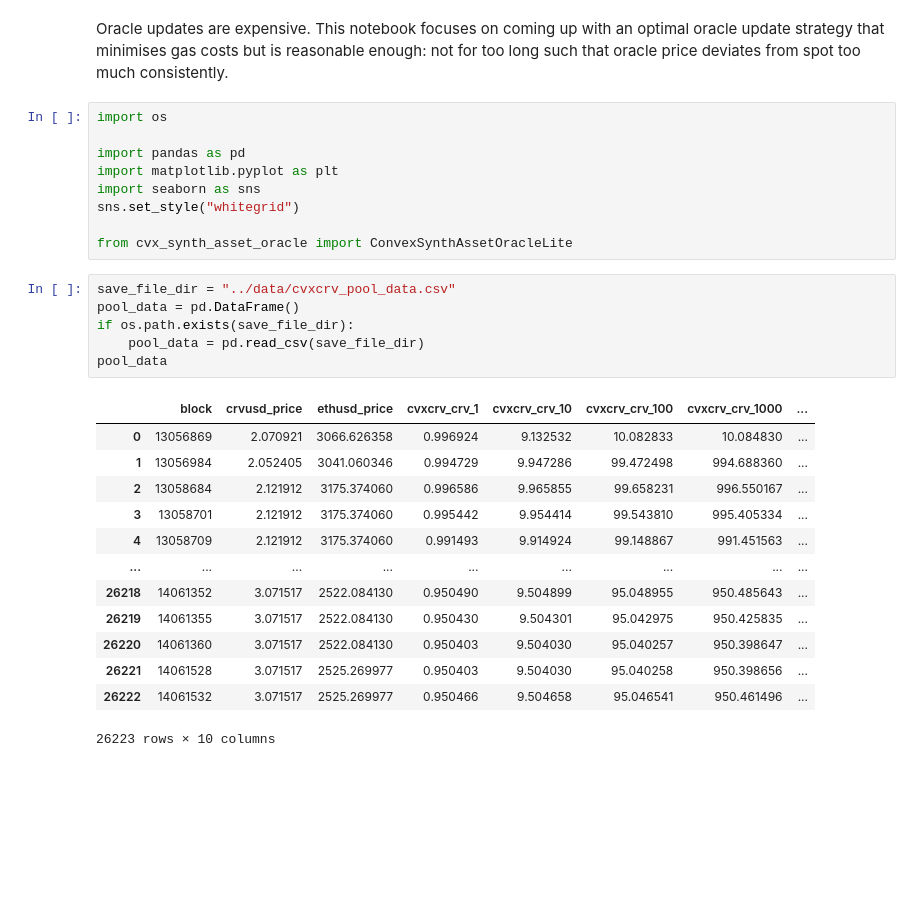
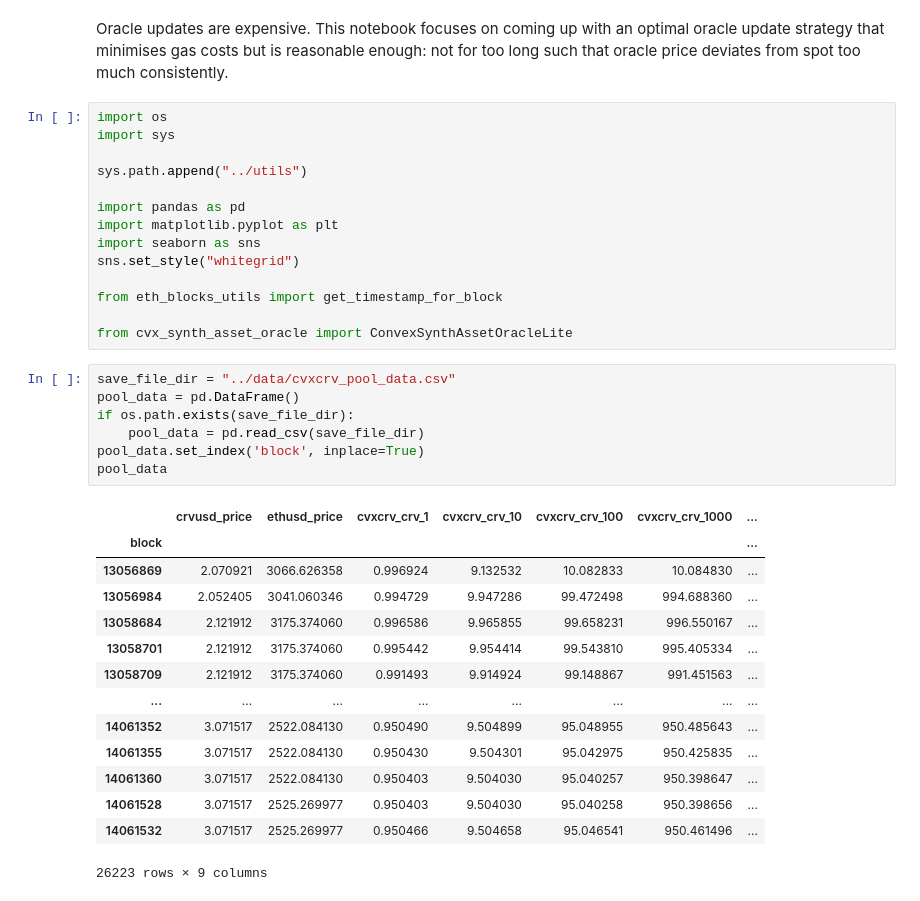
Before and after one commit to bout3fiddy/decentralised_oracle, a Jupyter notebook: scripts/research/optimal_oracle_updates_simulation.ipynb, the cells around one changed output. Drawn from its saved outputs; the diff is of its cells as text; blank space fills up the shorter version.

```diff
--- a/scripts/research/optimal_oracle_updates_simulation.ipynb
+++ b/scripts/research/optimal_oracle_updates_simulation.ipynb
@@ -2,30 +2,37 @@
 Oracle updates are expensive. This notebook focuses on coming up with an optimal oracle update strategy that minimises gas costs but is reasonable enough: not for too long such that oracle price deviates from spot too much consistently.
 # %%
 import os
+import sys
+
+sys.path.append("../utils")
 
 import pandas as pd
 import matplotlib.pyplot as plt
 import seaborn as sns
 sns.set_style("whitegrid")
 
+from eth_blocks_utils import get_timestamp_for_block
+
 from cvx_synth_asset_oracle import ConvexSynthAssetOracleLite
 # %%
 save_file_dir = "../data/cvxcrv_pool_data.csv"
 pool_data = pd.DataFrame()
 if os.path.exists(save_file_dir):
     pool_data = pd.read_csv(save_file_dir)
+pool_data.set_index('block', inplace=True)
 pool_data
 # %% [output]
-|  | block | crvusd_price | ethusd_price | cvxcrv_crv_1 | cvxcrv_crv_10 | cvxcrv_crv_100 | cvxcrv_crv_1000 | ... |
-| 0 | 13056869 | 2.070921 | 3066.626358 | 0.996924 | 9.132532 | 10.082833 | 10.084830 | ... |
-| 1 | 13056984 | 2.052405 | 3041.060346 | 0.994729 | 9.947286 | 99.472498 | 994.688360 | ... |
-| 2 | 13058684 | 2.121912 | 3175.374060 | 0.996586 | 9.965855 | 99.658231 | 996.550167 | ... |
-| 3 | 13058701 | 2.121912 | 3175.374060 | 0.995442 | 9.954414 | 99.543810 | 995.405334 | ... |
-| 4 | 13058709 | 2.121912 | 3175.374060 | 0.991493 | 9.914924 | 99.148867 | 991.451563 | ... |
-| ... | ... | ... | ... | ... | ... | ... | ... | ... |
-| 26218 | 14061352 | 3.071517 | 2522.084130 | 0.950490 | 9.504899 | 95.048955 | 950.485643 | ... |
-| 26219 | 14061355 | 3.071517 | 2522.084130 | 0.950430 | 9.504301 | 95.042975 | 950.425835 | ... |
-| 26220 | 14061360 | 3.071517 | 2522.084130 | 0.950403 | 9.504030 | 95.040257 | 950.398647 | ... |
-| 26221 | 14061528 | 3.071517 | 2525.269977 | 0.950403 | 9.504030 | 95.040258 | 950.398656 | ... |
-| 26222 | 14061532 | 3.071517 | 2525.269977 | 0.950466 | 9.504658 | 95.046541 | 950.461496 | ... |
+|  | crvusd_price | ethusd_price | cvxcrv_crv_1 | cvxcrv_crv_10 | cvxcrv_crv_100 | cvxcrv_crv_1000 | ... |
+| block |  |  |  |  |  |  | ... |
+| 13056869 | 2.070921 | 3066.626358 | 0.996924 | 9.132532 | 10.082833 | 10.084830 | ... |
+| 13056984 | 2.052405 | 3041.060346 | 0.994729 | 9.947286 | 99.472498 | 994.688360 | ... |
+| 13058684 | 2.121912 | 3175.374060 | 0.996586 | 9.965855 | 99.658231 | 996.550167 | ... |
+| 13058701 | 2.121912 | 3175.374060 | 0.995442 | 9.954414 | 99.543810 | 995.405334 | ... |
+| 13058709 | 2.121912 | 3175.374060 | 0.991493 | 9.914924 | 99.148867 | 991.451563 | ... |
+| ... | ... | ... | ... | ... | ... | ... | ... |
+| 14061352 | 3.071517 | 2522.084130 | 0.950490 | 9.504899 | 95.048955 | 950.485643 | ... |
+| 14061355 | 3.071517 | 2522.084130 | 0.950430 | 9.504301 | 95.042975 | 950.425835 | ... |
+| 14061360 | 3.071517 | 2522.084130 | 0.950403 | 9.504030 | 95.040257 | 950.398647 | ... |
+| 14061528 | 3.071517 | 2525.269977 | 0.950403 | 9.504030 | 95.040258 | 950.398656 | ... |
+| 14061532 | 3.071517 | 2525.269977 | 0.950466 | 9.504658 | 95.046541 | 950.461496 | ... |
-26223 rows × 10 columns
+26223 rows × 9 columns
```
Also changed, not shown: parts of 6 cells of this notebook, 1 other file.
